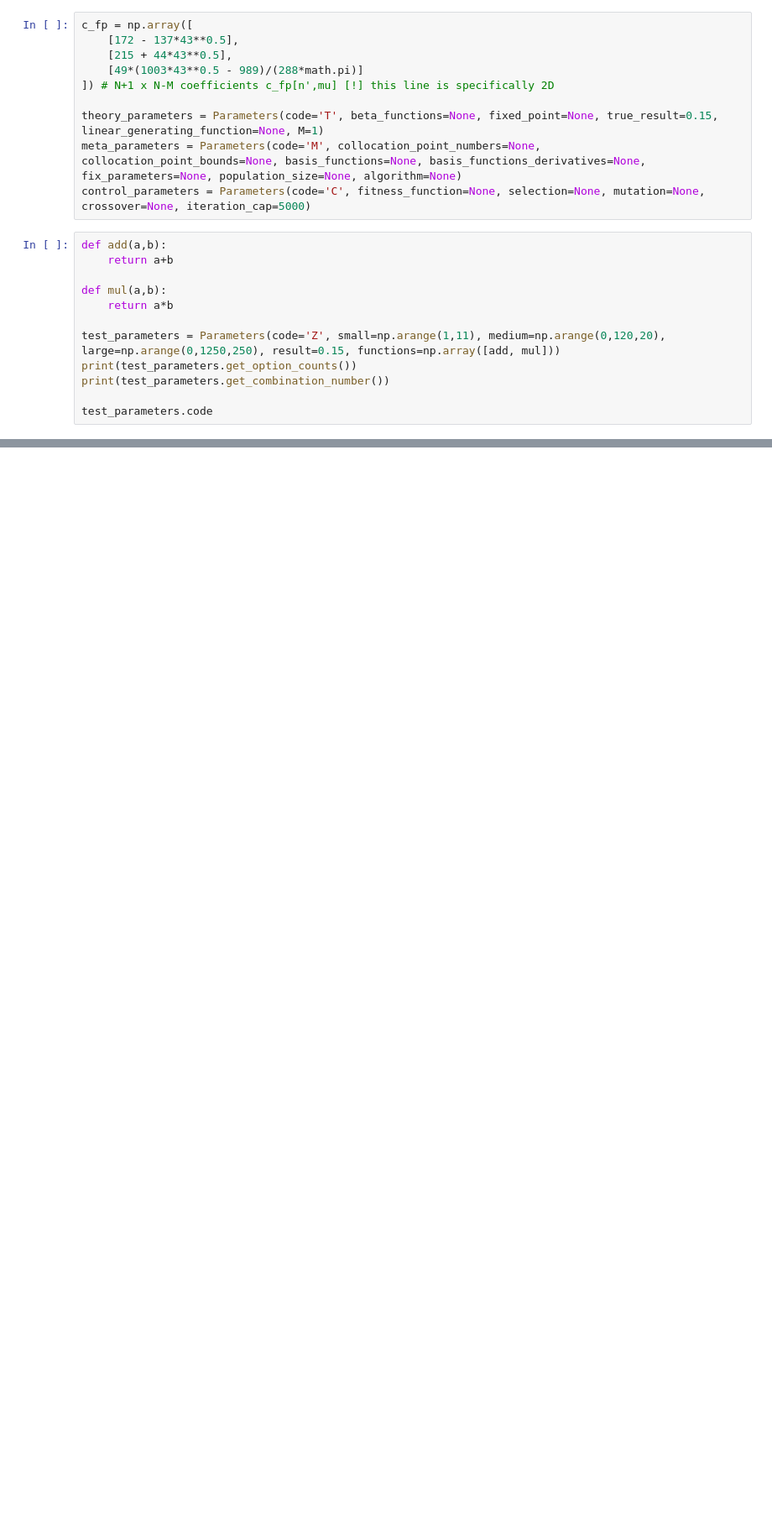
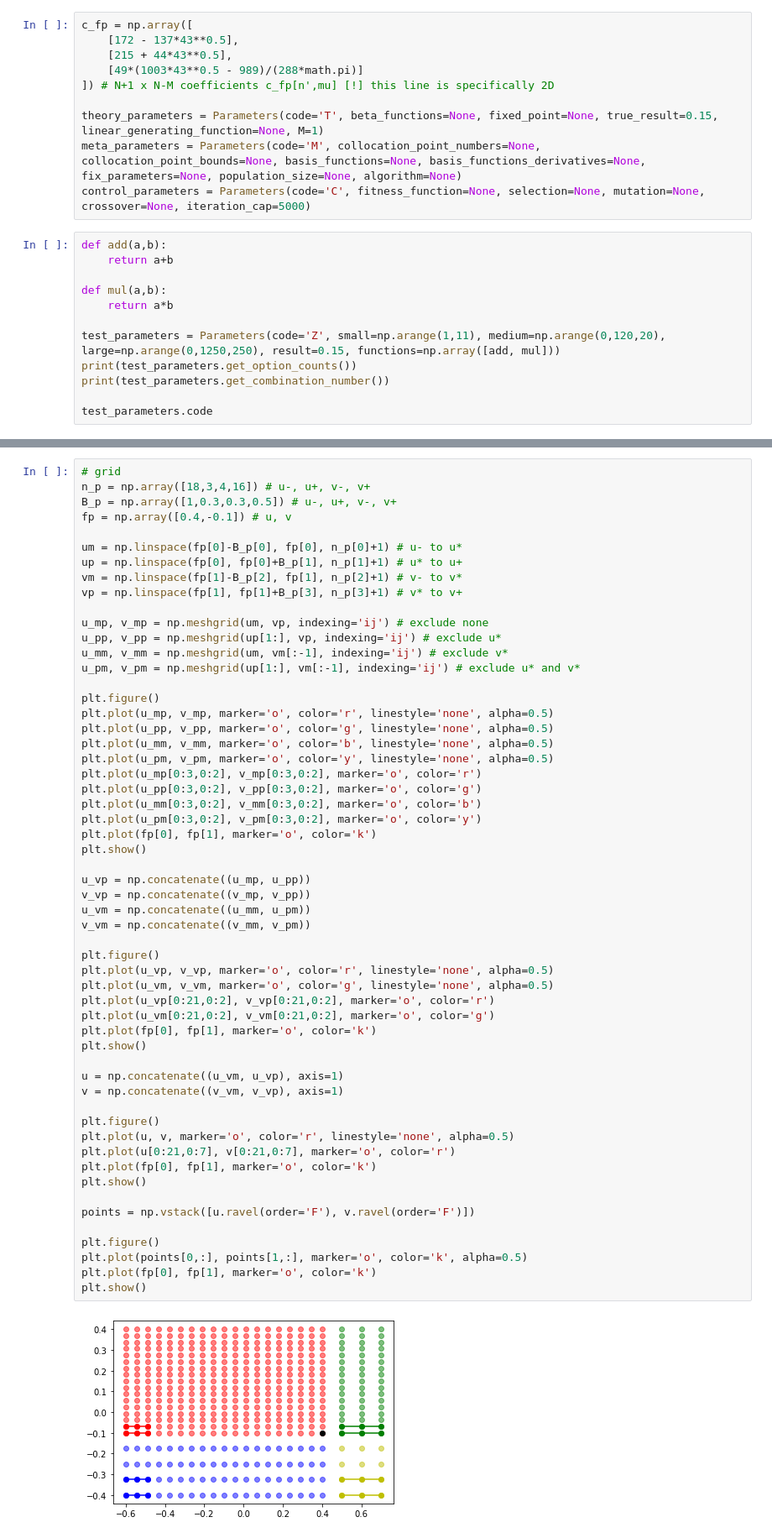
Before and after one commit to StijnCool/nast-thesis, a Jupyter notebook: testing_suite/main.ipynb, the cells around one changed output, grey strips where cells are left out. Shown: that part at 84% size. Cells and saved outputs as stored; diff of their text form; blank space fills up the shorter version.

Commit message:
Generate grid with dynamic bounds and spacings

```diff
--- a/testing_suite/main.ipynb
+++ b/testing_suite/main.ipynb
@@ -36,3 +38,61 @@ for x in range(10):
 print()
 # %% [output]
 9
+# %%
+# grid
+n_p = np.array([18,3,4,16]) # u-, u+, v-, v+
+B_p = np.array([1,0.3,0.3,0.5]) # u-, u+, v-, v+
+fp = np.array([0.4,-0.1]) # u, v
+
+um = np.linspace(fp[0]-B_p[0], fp[0], n_p[0]+1) # u- to u*
+up = np.linspace(fp[0], fp[0]+B_p[1], n_p[1]+1) # u* to u+
+vm = np.linspace(fp[1]-B_p[2], fp[1], n_p[2]+1) # v- to v*
+vp = np.linspace(fp[1], fp[1]+B_p[3], n_p[3]+1) # v* to v+
+
+u_mp, v_mp = np.meshgrid(um, vp, indexing='ij') # exclude none
+u_pp, v_pp = np.meshgrid(up[1:], vp, indexing='ij') # exclude u*
+u_mm, v_mm = np.meshgrid(um, vm[:-1], indexing='ij') # exclude v*
+u_pm, v_pm = np.meshgrid(up[1:], vm[:-1], indexing='ij') # exclude u* and v*
+
+plt.figure()
+plt.plot(u_mp, v_mp, marker='o', color='r', linestyle='none', alpha=0.5)
+plt.plot(u_pp, v_pp, marker='o', color='g', linestyle='none', alpha=0.5)
+plt.plot(u_mm, v_mm, marker='o', color='b', linestyle='none', alpha=0.5)
+plt.plot(u_pm, v_pm, marker='o', color='y', linestyle='none', alpha=0.5)
+plt.plot(u_mp[0:3,0:2], v_mp[0:3,0:2], marker='o', color='r')
+plt.plot(u_pp[0:3,0:2], v_pp[0:3,0:2], marker='o', color='g')
+plt.plot(u_mm[0:3,0:2], v_mm[0:3,0:2], marker='o', color='b')
+plt.plot(u_pm[0:3,0:2], v_pm[0:3,0:2], marker='o', color='y')
+plt.plot(fp[0], fp[1], marker='o', color='k')
+plt.show()
+
+u_vp = np.concatenate((u_mp, u_pp))
+v_vp = np.concatenate((v_mp, v_pp))
+u_vm = np.concatenate((u_mm, u_pm))
+v_vm = np.concatenate((v_mm, v_pm))
+
+plt.figure()
+plt.plot(u_vp, v_vp, marker='o', color='r', linestyle='none', alpha=0.5)
+plt.plot(u_vm, v_vm, marker='o', color='g', linestyle='none', alpha=0.5)
+plt.plot(u_vp[0:21,0:2], v_vp[0:21,0:2], marker='o', color='r')
+plt.plot(u_vm[0:21,0:2], v_vm[0:21,0:2], marker='o', color='g')
+plt.plot(fp[0], fp[1], marker='o', color='k')
+plt.show()
+
+u = np.concatenate((u_vm, u_vp), axis=1)
+v = np.concatenate((v_vm, v_vp), axis=1)
+
+plt.figure()
+plt.plot(u, v, marker='o', color='r', linestyle='none', alpha=0.5)
+plt.plot(u[0:21,0:7], v[0:21,0:7], marker='o', color='r')
+plt.plot(fp[0], fp[1], marker='o', color='k')
+plt.show()
+
+points = np.vstack([u.ravel(order='F'), v.ravel(order='F')])
+
+plt.figure()
+plt.plot(points[0,:], points[1,:], marker='o', color='k', alpha=0.5)
+plt.plot(fp[0], fp[1], marker='o', color='k')
+plt.show()
+# %% [output]
+[figure, added]
```
Also changed, not shown: parts of 3 cells of this notebook, 1 other file.
